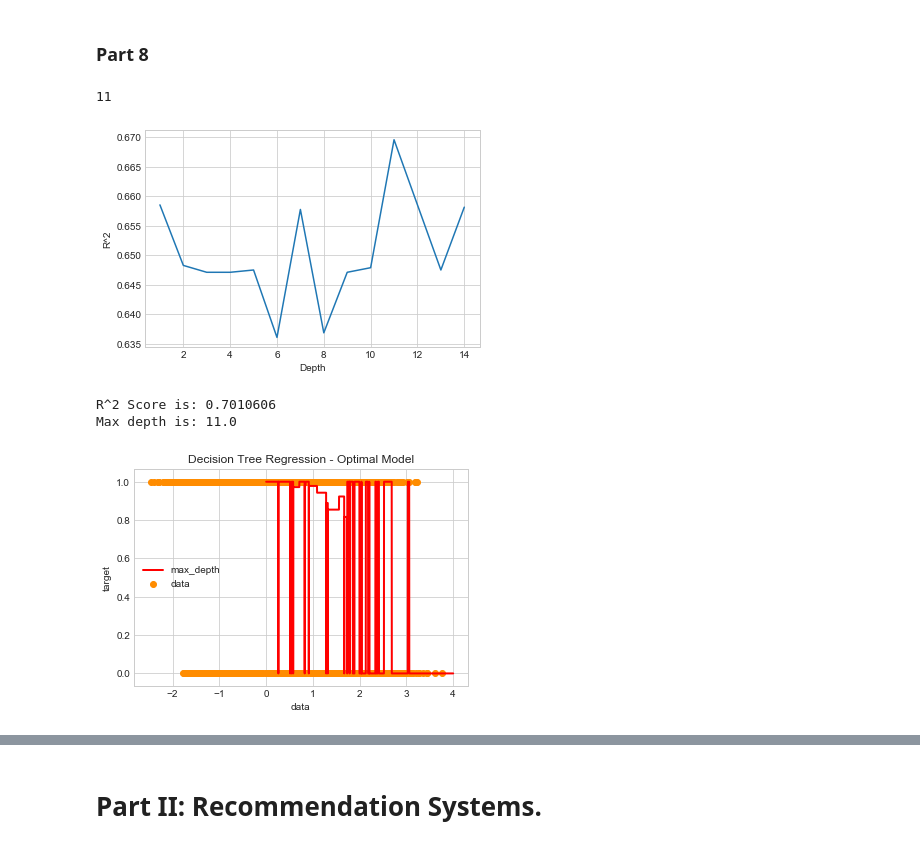
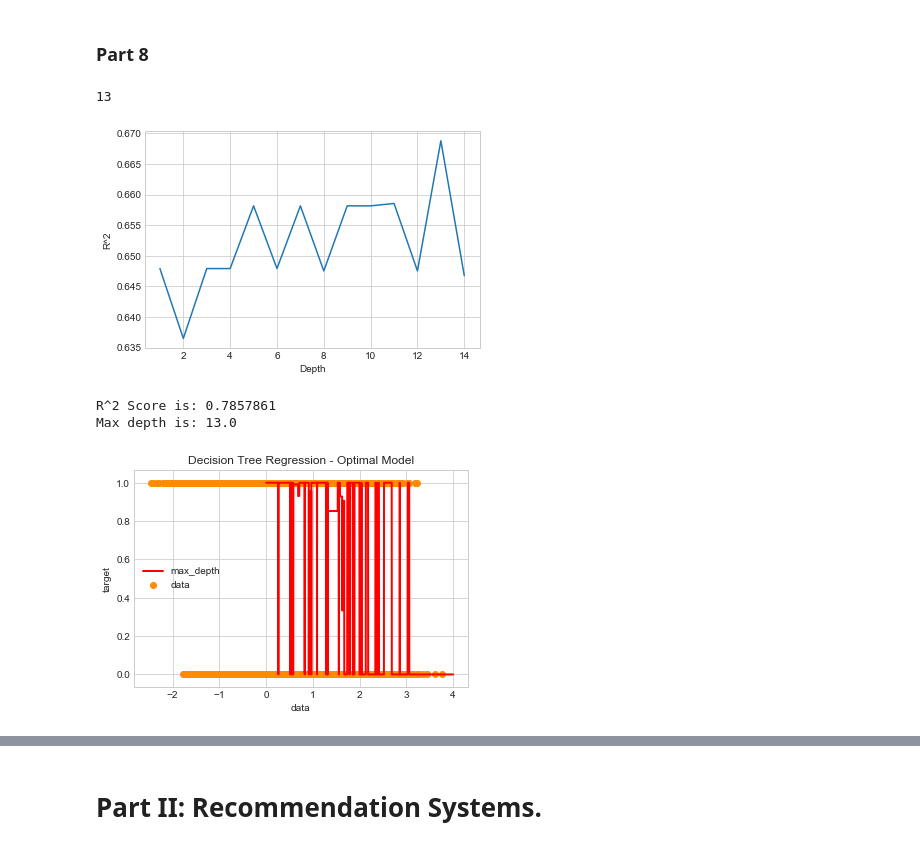
Before and after one commit to Columbia-Intro-Data-Science/python-introduction-puthes, a Jupyter notebook: Homework3.ipynb, the cells around one changed output, grey strips where cells are left out. Saved outputs shown, nothing was run; the diff lists cells and outputs as text; code cells hidden in the pictures.

```diff
--- a/Homework3.ipynb
+++ b/Homework3.ipynb
@@ -277,6 +274,11 @@ X = df_updated
 # Method 1:
 size =len(X)
 y2 = numpy.asarray(y)
+
+from sklearn import preprocessing
+scaler = preprocessing.StandardScaler()
+X = X.as_matrix().astype(numpy.float)
+X = scaler.fit_transform(X)
 
 
 # Method 2 (this is better since it randomizes as well):
@@ -489,17 +479,17 @@ plt.show()
 ### Part 7: Decision Tree Classifier
 # %%
 regr_5= DecisionTreeRegressor(max_depth=5)
-regr_5.fit(X2, y2)
-X_test1 = numpy.linspace(0.0, 4.0, len(X2))[:, numpy.newaxis]
+regr_5.fit(X, y2)
+X_test1 = numpy.linspace(0.0, 4.0, len(X))[:, numpy.newaxis]
 a=numpy.concatenate((X_test1, X_test1,X_test1,X_test1), axis=1)
 y_0 = regr_5.predict(a)
-fpr, tpr, roc_auc, thresholds= generate_auc(X2,y2,DecisionTreeClassifier)
+fpr, tpr, roc_auc, thresholds= generate_auc(X,y2,DecisionTreeClassifier)
 score1=roc_auc
 print('R^2 Score is: %.7f' % score1)
-plt.scatter(X2[:,0], y2, c="darkorange",label="data")
-plt.scatter(X2[:,1], y2, c="darkorange")
-plt.scatter(X2[:,2], y2, c="darkorange")
-plt.scatter(X2[:,3], y2, c="darkorange")
+plt.scatter(X[:,0], y2, c="darkorange",label="data")
+plt.scatter(X[:,1], y2, c="darkorange")
+plt.scatter(X[:,2], y2, c="darkorange")
+plt.scatter(X[:,3], y2, c="darkorange")
 plt.plot(a[:,0], y_0, color="red", label="max_depth=5", linewidth=2)
 plt.xlabel("data")
 plt.ylabel("target")
@@ -543,43 +533,43 @@ Image(graph.create_png())
 # %% [markdown]
 ### Part 8
 # %%
-X_train, X_test, y_train, y_test = train_test_split(X2, y2, test_size=0.2, random_state=42)
+X_train, X_test, y_train, y_test = train_test_split(X, y2, test_size=0.2, random_state=42)
 
 
 scores=[]
 depths = range(1,15)
 for n in depths:
     regr = DecisionTreeRegressor(max_depth=n)
     # Train the model using the training sets
     regr.fit(X_train, y_train)
     train_errors.append(regr.score(X_train,y_train))
     fpr, tpr, roc_auc, thresholds= generate_auc(X_train,y_train,DecisionTreeClassifier)
     scores.append(roc_auc)
 plt.ylabel('R^2')
 plt.xlabel('Depth')
 plt.plot(depths,scores)
 test_errors=scores
 n_opt=depths[numpy.argmax(scores)]
 
 print (n_opt)
 # %% [output]
-11
+13
-[figure, old version]
+[figure, new version]
 # %%
 regr_opt = DecisionTreeRegressor(max_depth=n_opt)
-regr_opt.fit(X2, y2)
-X_test1 = numpy.linspace(0.0, 4.0, len(X2))[:, numpy.newaxis]
+regr_opt.fit(X, y2)
+X_test1 = numpy.linspace(0.0, 4.0, len(X))[:, numpy.newaxis]
 a=numpy.concatenate((X_test1, X_test1,X_test1,X_test1), axis=1)
 y_0 = regr_opt.predict(a)
 
-score1=regr_opt.score(X2, y2)
+score1=regr_opt.score(X, y2)
 
 print('R^2 Score is: %.7f' % score1)
 print('Max depth is: %.1f' % n_opt)
-plt.scatter(X2[:,0], y2, c="darkorange",label="data")
-plt.scatter(X2[:,1], y2, c="darkorange")
-plt.scatter(X2[:,2], y2, c="darkorange")
-plt.scatter(X2[:,3], y2, c="darkorange")
+plt.scatter(X[:,0], y2, c="darkorange",label="data")
+plt.scatter(X[:,1], y2, c="darkorange")
+plt.scatter(X[:,2], y2, c="darkorange")
+plt.scatter(X[:,3], y2, c="darkorange")
 plt.plot(a[:,0], y_0, color="red", label="max_depth", linewidth=2)
 
 plt.xlabel("data")
@@ -589,9 +579,9 @@ plt.title("Decision Tree Regression - Optimal Model")
 plt.legend()
 plt.show()
 # %% [output]
-R^2 Score is: 0.7010606
-Max depth is: 11.0
+R^2 Score is: 0.7857861
+Max depth is: 13.0
-[figure, old version]
+[figure, new version]
 # %%
 dot_data=export_graphviz(regr_opt, out_file=None)
 graph = pydotplus.graph_from_dot_data(dot_data)
```
Also changed, not shown: parts of 11 cells of this notebook.
